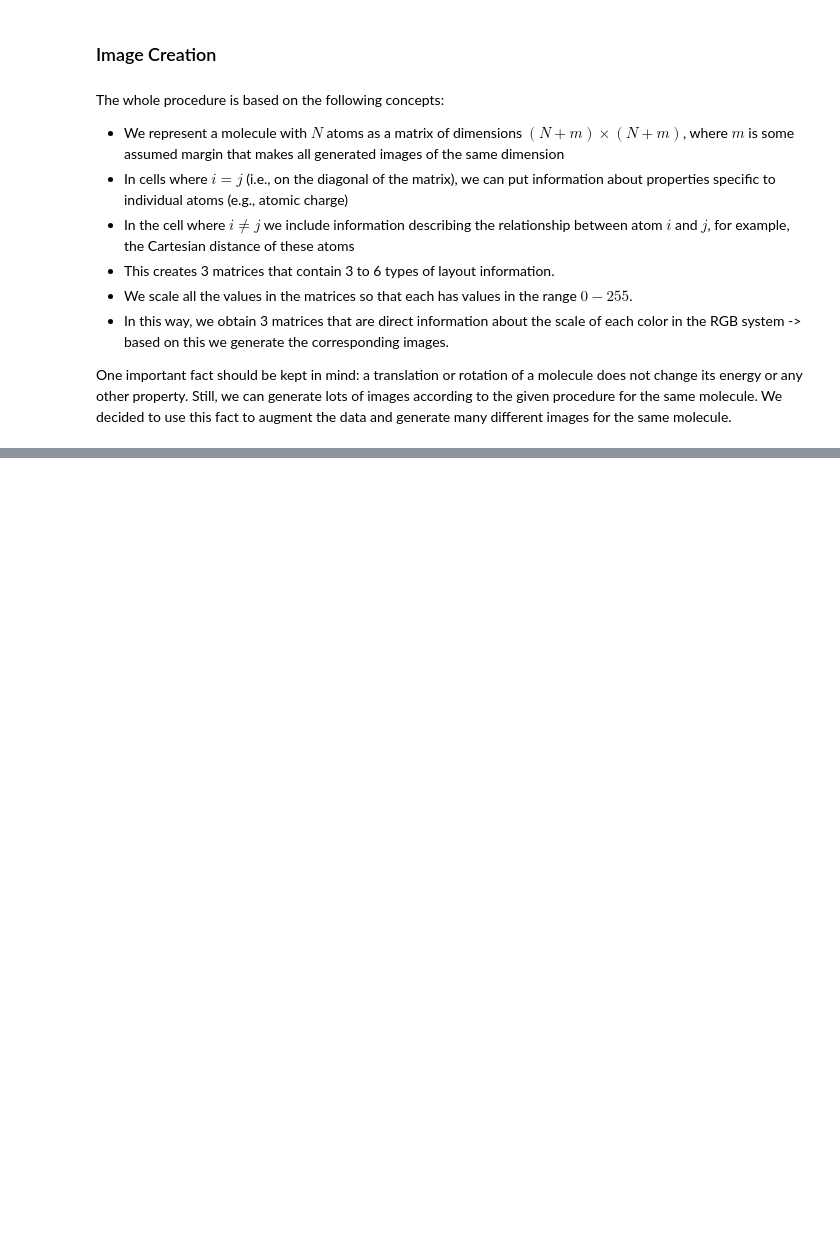
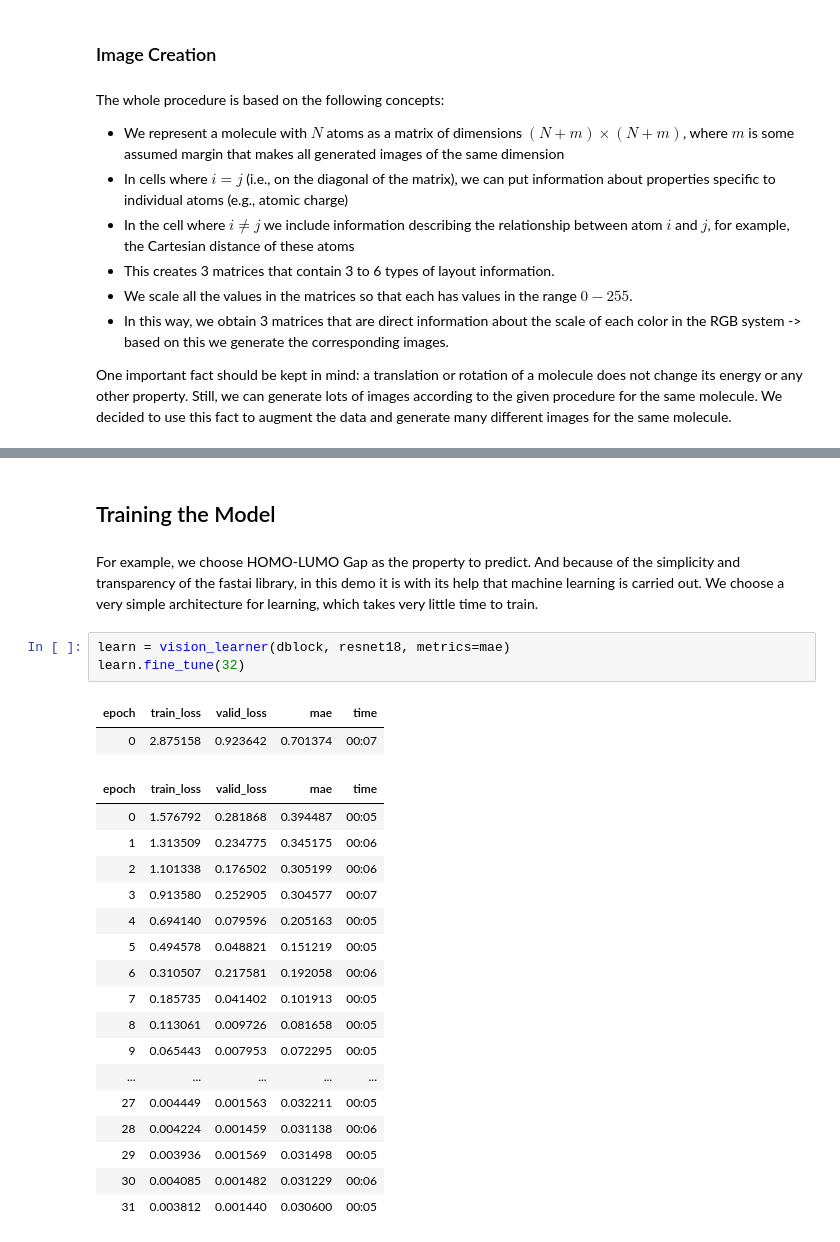
Before and after one commit to all2gos/RGBChem, a Jupyter notebook: working_demo.ipynb, the cells around one changed output, grey strips where cells are left out. Drawn from its saved outputs; the diff is of its cells as text; blank space fills up the shorter version.

```diff
--- a/working_demo.ipynb
+++ b/working_demo.ipynb
@@ -24,0 +225,27 @@ One important fact should be kept in mind: a translation or rotation of a molecu
+# %% [markdown]
+## Training the Model
+# %% [markdown]
+For example, we choose HOMO-LUMO Gap as the property to predict. And because of the simplicity and transparency of the fastai library, in this demo it is with its help that machine learning is carried out. We choose a very simple architecture for learning, which takes very little time to train.
+# %%
+learn = vision_learner(dblock, resnet18, metrics=mae)
+learn.fine_tune(32)
+# %% [output]
+| epoch | train_loss | valid_loss | mae | time |
+| 0 | 2.875158 | 0.923642 | 0.701374 | 00:07 |
+| epoch | train_loss | valid_loss | mae | time |
+| 0 | 1.576792 | 0.281868 | 0.394487 | 00:05 |
+| 1 | 1.313509 | 0.234775 | 0.345175 | 00:06 |
+| 2 | 1.101338 | 0.176502 | 0.305199 | 00:06 |
+| 3 | 0.913580 | 0.252905 | 0.304577 | 00:07 |
+| 4 | 0.694140 | 0.079596 | 0.205163 | 00:05 |
+| 5 | 0.494578 | 0.048821 | 0.151219 | 00:05 |
+| 6 | 0.310507 | 0.217581 | 0.192058 | 00:06 |
+| 7 | 0.185735 | 0.041402 | 0.101913 | 00:05 |
+| 8 | 0.113061 | 0.009726 | 0.081658 | 00:05 |
+| 9 | 0.065443 | 0.007953 | 0.072295 | 00:05 |
+| ... | ... | ... | ... | ... |
+| 27 | 0.004449 | 0.001563 | 0.032211 | 00:05 |
+| 28 | 0.004224 | 0.001459 | 0.031138 | 00:06 |
+| 29 | 0.003936 | 0.001569 | 0.031498 | 00:05 |
+| 30 | 0.004085 | 0.001482 | 0.031229 | 00:06 |
+| 31 | 0.003812 | 0.001440 | 0.030600 | 00:05 |
```
Also changed, not shown: parts of 14 cells of this notebook.
